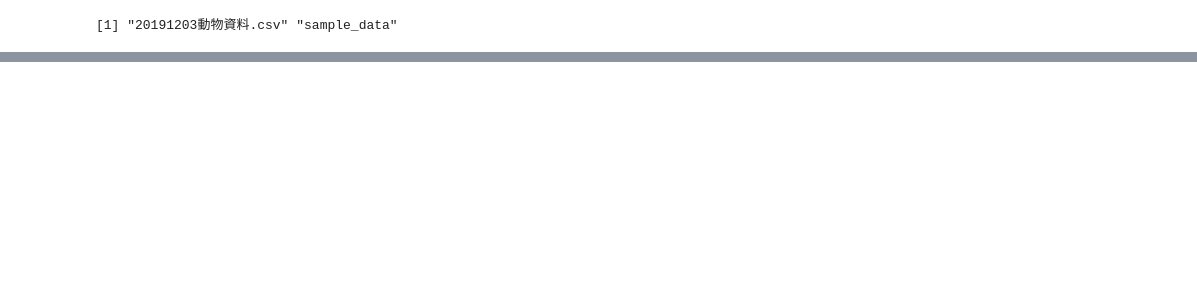
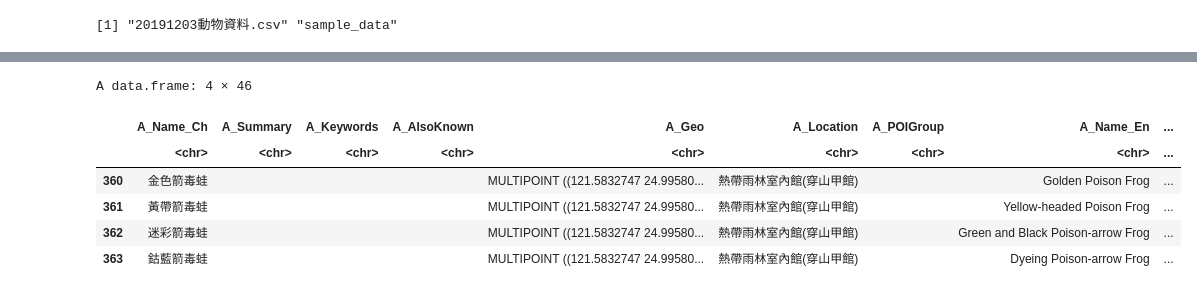
Before and after one commit to DanielBUBU/bigdata-class, a Jupyter notebook: 1008csv.ipynb, the cells around one changed output, grey strips where cells are left out. Cells and saved outputs as stored; diff of their text form; code cells hidden in the pictures; blank space fills up the shorter version.

```diff
--- a/1008csv.ipynb
+++ b/1008csv.ipynb
@@ -12,0 +34,10 @@ dataset
+# %%
+dataset[grepl("箭毒蛙",dataset$A_Name_Ch),]
+# %% [output]
+A data.frame: 4 × 46
+|  | A_Name_Ch | A_Summary | A_Keywords | A_AlsoKnown | A_Geo | A_Location | A_POIGroup | A_Name_En | ... |
+|  | <chr> | <chr> | <chr> | <chr> | <chr> | <chr> | <chr> | <chr> | ... |
+| 360 | 金色箭毒蛙 |  |  |  | MULTIPOINT ((121.5832747 24.99580... | 熱帶雨林室內館(穿山甲館) |  | Golden Poison Frog | ... |
+| 361 | 黃帶箭毒蛙 |  |  |  | MULTIPOINT ((121.5832747 24.99580... | 熱帶雨林室內館(穿山甲館) |  | Yellow-headed Poison Frog | ... |
+| 362 | 迷彩箭毒蛙 |  |  |  | MULTIPOINT ((121.5832747 24.99580... | 熱帶雨林室內館(穿山甲館) |  | Green and Black Poison-arrow Frog | ... |
+| 363 | 鈷藍箭毒蛙 |  |  |  | MULTIPOINT ((121.5832747 24.99580... | 熱帶雨林室內館(穿山甲館) |  | Dyeing Poison-arrow Frog | ... |
```
Also changed, not shown: parts of 11 cells of this notebook.
